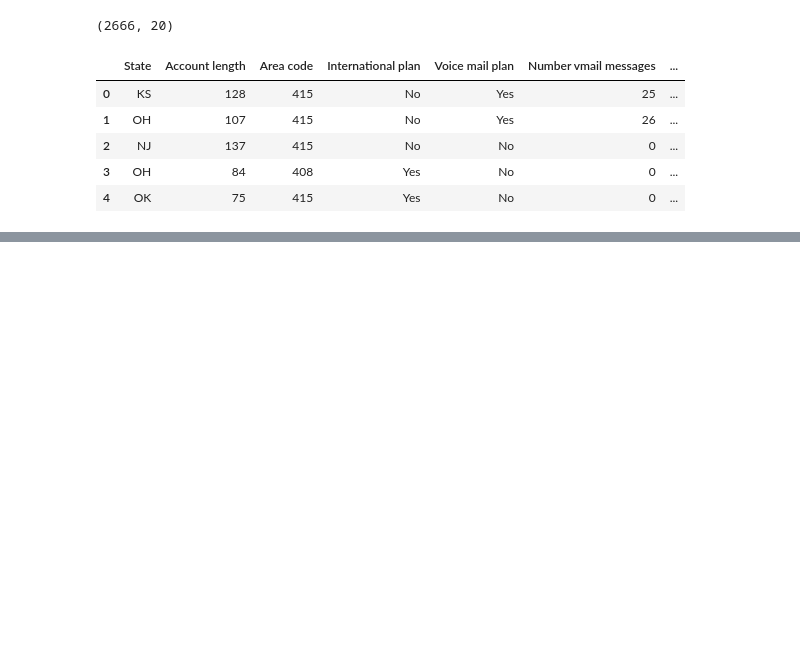
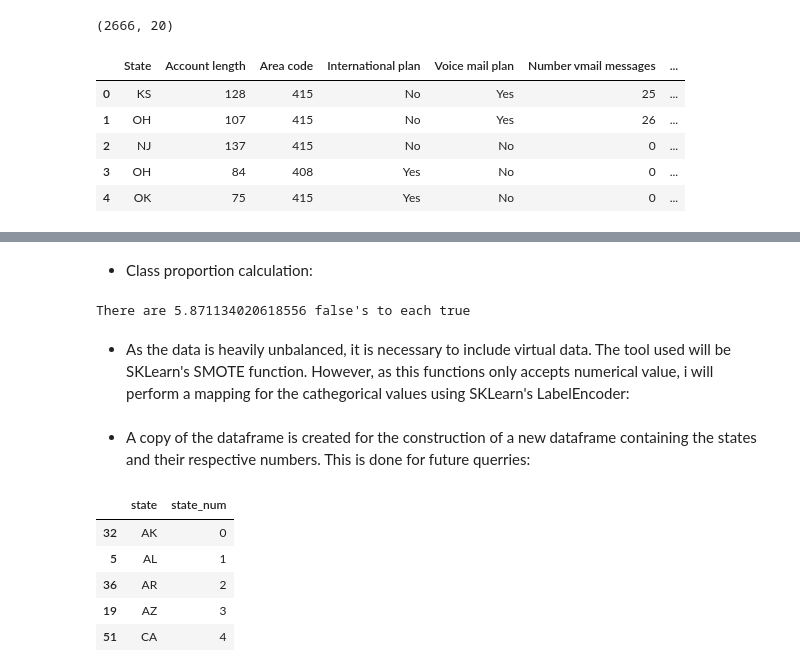
Before and after one commit to maranefabio/Machine-Learning-Projects, a Jupyter notebook: Telecom_Company/Project-Telecom_Company.ipynb, the cells around one changed output, grey strips where cells are left out. Saved outputs shown, nothing was run; the diff lists cells and outputs as text; code cells hidden in the pictures; blank space fills up the shorter version.

```diff
--- a/Telecom_Company/Project-Telecom_Company.ipynb
+++ b/Telecom_Company/Project-Telecom_Company.ipynb
@@ -21,0 +35,12 @@ sns.countplot(x = data['Churn'])
+# %% [markdown]
+- Class proportion calculation:
+# %%
+T = data[data['Churn'] == True]['Churn'].count()
+F = data[data['Churn'] == False]['Churn'].count()
+proportion = F/T
+
+print(f"There are {proportion} false's to each true")
+# %% [output]
+There are 5.871134020618556 false's to each true
+# %% [markdown]
+- As the data is heavily unbalanced, it is necessary to include virtual data. The tool used will be SKLearn's SMOTE function. However, as this functions only accepts numerical value, i will perform a mapping for the cathegorical values using SKLearn's LabelEncoder:
@@ -21,0 +55,19 @@ sns.countplot(x = data['Churn'])
+# %% [markdown]
+- A copy of the dataframe is created for the construction of a new dataframe containing the states and their respective numbers. This is done for future querries:
+# %%
+state_dict = {
+    'state': d_copy['State'].drop_duplicates(),
+    'state_num': data['State'].drop_duplicates()
+}
+state_df = pd.DataFrame(state_dict)
+
+state_df = state_df.sort_values('state')
+
+state_df.head(5)
+# %% [output]
+|  | state | state_num |
+| 32 | AK | 0 |
+| 5 | AL | 1 |
+| 36 | AR | 2 |
+| 19 | AZ | 3 |
+| 51 | CA | 4 |
```
Also changed, not shown: parts of 29 cells of this notebook.
